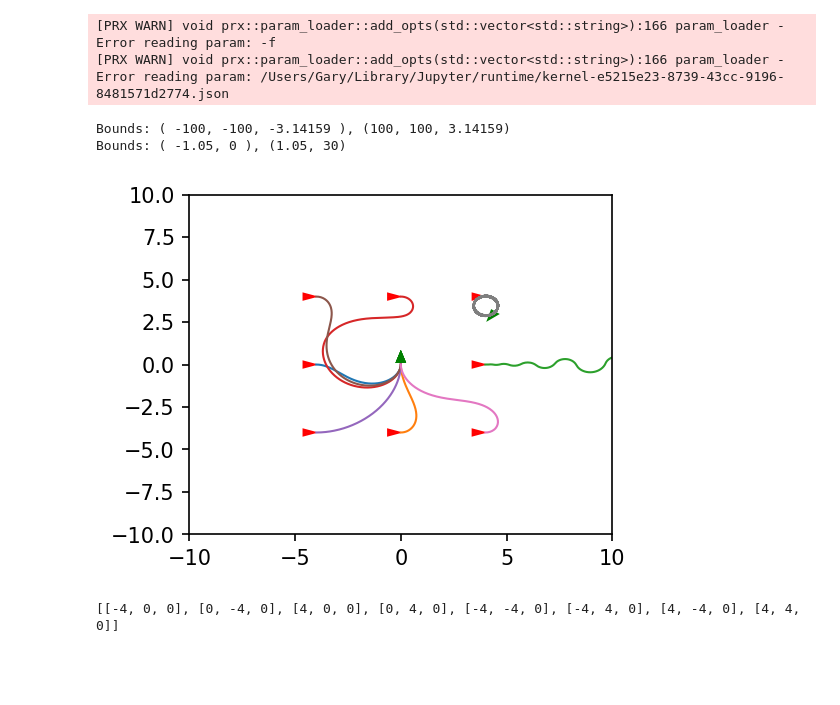
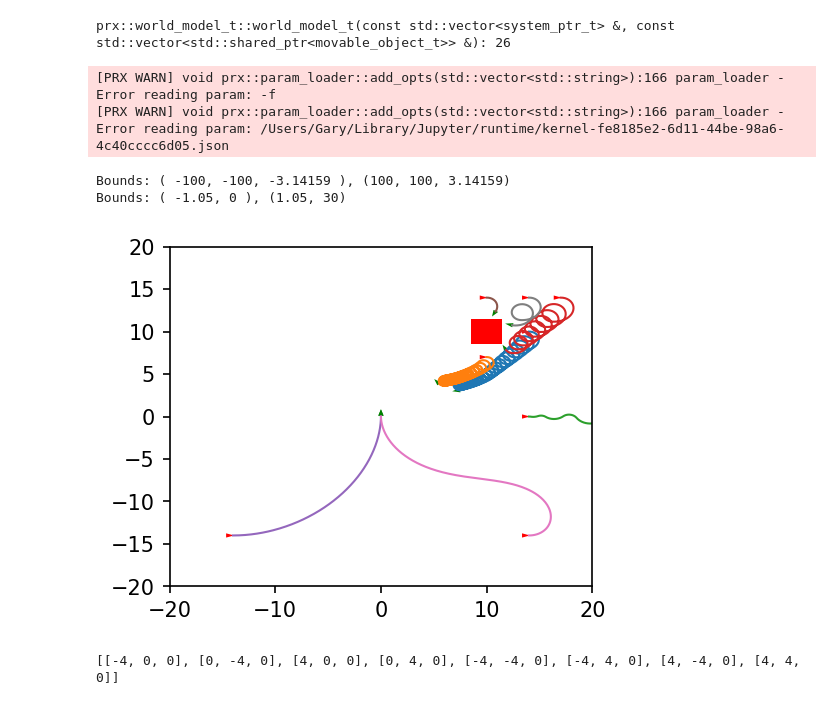
Before and after one commit to PRX-Kinodynamic/ML4KP-devel, a Jupyter notebook: examples/tripods/ackermann_tests.ipynb, the cells around one changed output. Saved outputs shown, nothing was run; the diff lists cells and outputs as text; code cells hidden in the pictures; blank space fills up the shorter version.

Commit message:
Adding check for custom valid state

```diff
--- a/examples/tripods/ackermann_tests.ipynb
+++ b/examples/tripods/ackermann_tests.ipynb
@@ -96,6 +96,8 @@ def compute_trajectory(start_state_v, end_state_v):
         # Remove this line when doing intensive computation
         solution_traj.copy_onto_back(ss);
 
+        if not prx.default_valid_state(solution_traj.back(), ss, context.collision_group):
+            break
         if checker.check() or prx.space_t.euclidean_2d(solution_traj.back(), end_state, 0, 3) <= 0.1:
             break
     return solution_traj
@@ -107,19 +109,21 @@ def compute_trajectories(start_states, goal):
         trajs.append(compute_trajectory(start, goal))
     return trajs
 # %% [output]
-[PRX WARN] void prx::param_loader::add_opts(std::vector<std::string>):166 param_loader - Error reading param: -f
-[PRX WARN] void prx::param_loader::add_opts(std::vector<std::string>):166 param_loader - Error reading param: /Users/Gary/Library/Jupyter/runtime/kernel-e5215e23-8739-43cc-9196-8481571d2774.json
+prx::world_model_t::world_model_t(const std::vector<system_ptr_t> &, const std::vector<std::shared_ptr<movable_object_t>> &): 26
-Bounds: ( -100, -100, -3.14159 ), (100, 100, 3.14159)
-Bounds: ( -1.05, 0 ), (1.05, 30)
+[PRX WARN] void prx::param_loader::add_opts(std::vector<std::string>):166 param_loader - Error reading param: -f
+[PRX WARN] void prx::param_loader::add_opts(std::vector<std::string>):166 param_loader - Error reading param: /Users/Gary/Library/Jupyter/runtime/kernel-fe8185e2-6d11-44be-98a6-4c40cccc6d05.json
+Bounds: ( -100, -100, -3.14159 ), (100, 100, 3.14159)
+Bounds: ( -1.05, 0 ), (1.05, 30)
 # %%
 traj_1 = compute_trajectory([-4, 0, 0], [0, 0, np.pi/2])
 # %%
 def plot_trajs(trajs):
     fig = plt.figure(figsize=(8, 3), dpi=150, frameon=False)
-    plot_limits = np.column_stack(([-10, -10], [10, 10]))
+    plot_limits = np.column_stack(([-20, -20], [20, 20]))
 
     ax = plt.subplot(121)
-
+    rectangle = plt.Rectangle((10-3/2, 10-3/2), 3, 3, facecolor="red")
+    ax.add_patch(rectangle)
     for traj in trajs:
         xs = []
         ys = []
@@ -135,12 +139,12 @@ def plot_trajs(trajs):
     ax.set_xlim(plot_limits[0])
     ax.set_ylim(plot_limits[1])
 # %%
-s_points = [ [-4, 0, 0], [0, -4, 0], [4, 0, 0], [0, 4, 0], [-4, -4, 0], [-4, 4, 0], [4, -4, 0], [4, 4, 0] ]
+s_points = [ [14, 10, 0], [10, 7, 0], [14, 0, 0], [17, 14, 0], [-14, -14, 0], [10, 14, 0], [14, -14, 0], [14, 14, 0] ]
 trajs_1 = compute_trajectories(s_points, [0,0,np.pi/2])
 
 plot_trajs(trajs_1)
 # %% [output]
-[figure, old version]
+[figure, new version]
 # %%
 # r = R.from_euler('z', prx.PRX_PI, degrees=False)
 # s_points_2 = list(map(r.apply, s_points))
```
Also changed, not shown: 2 other files.
